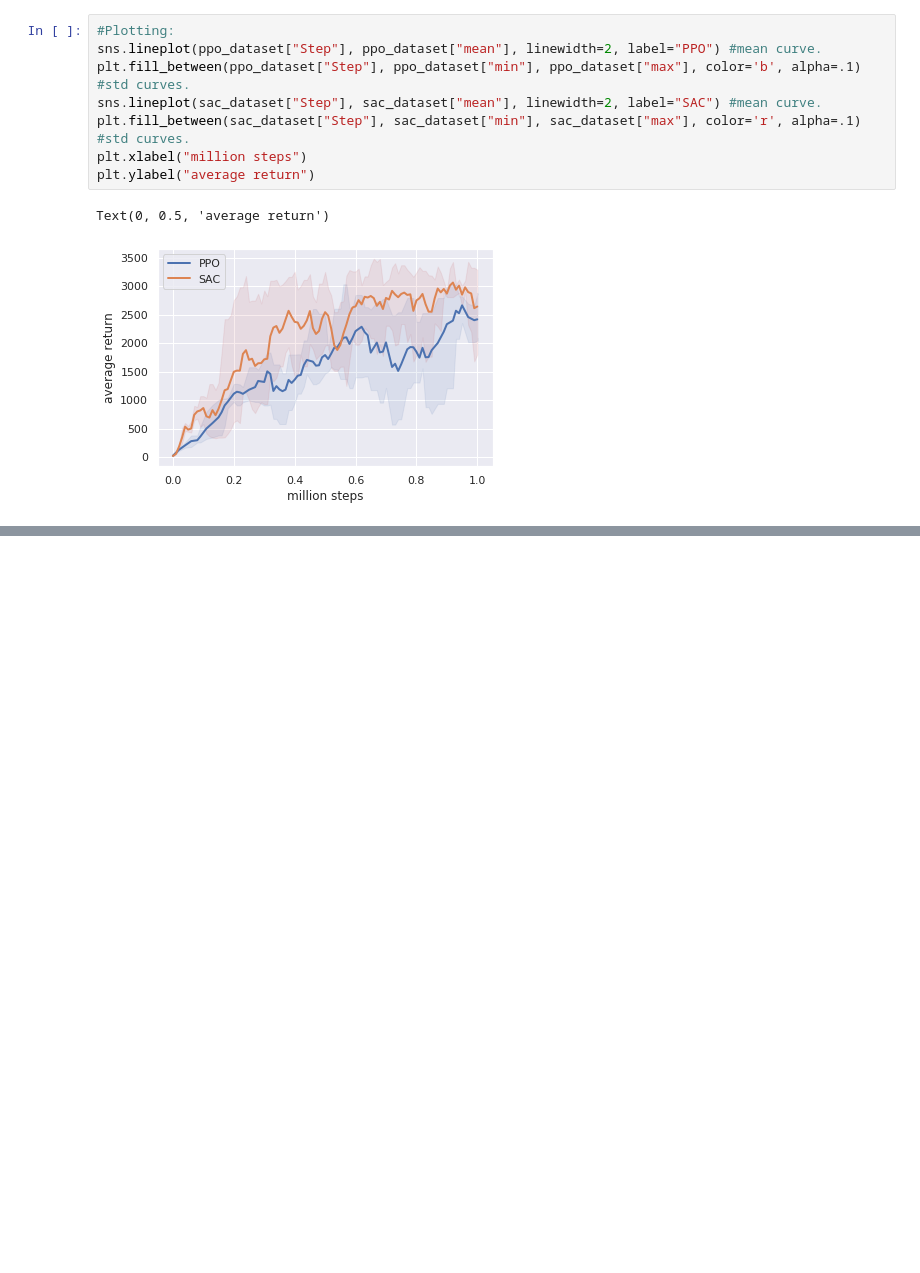
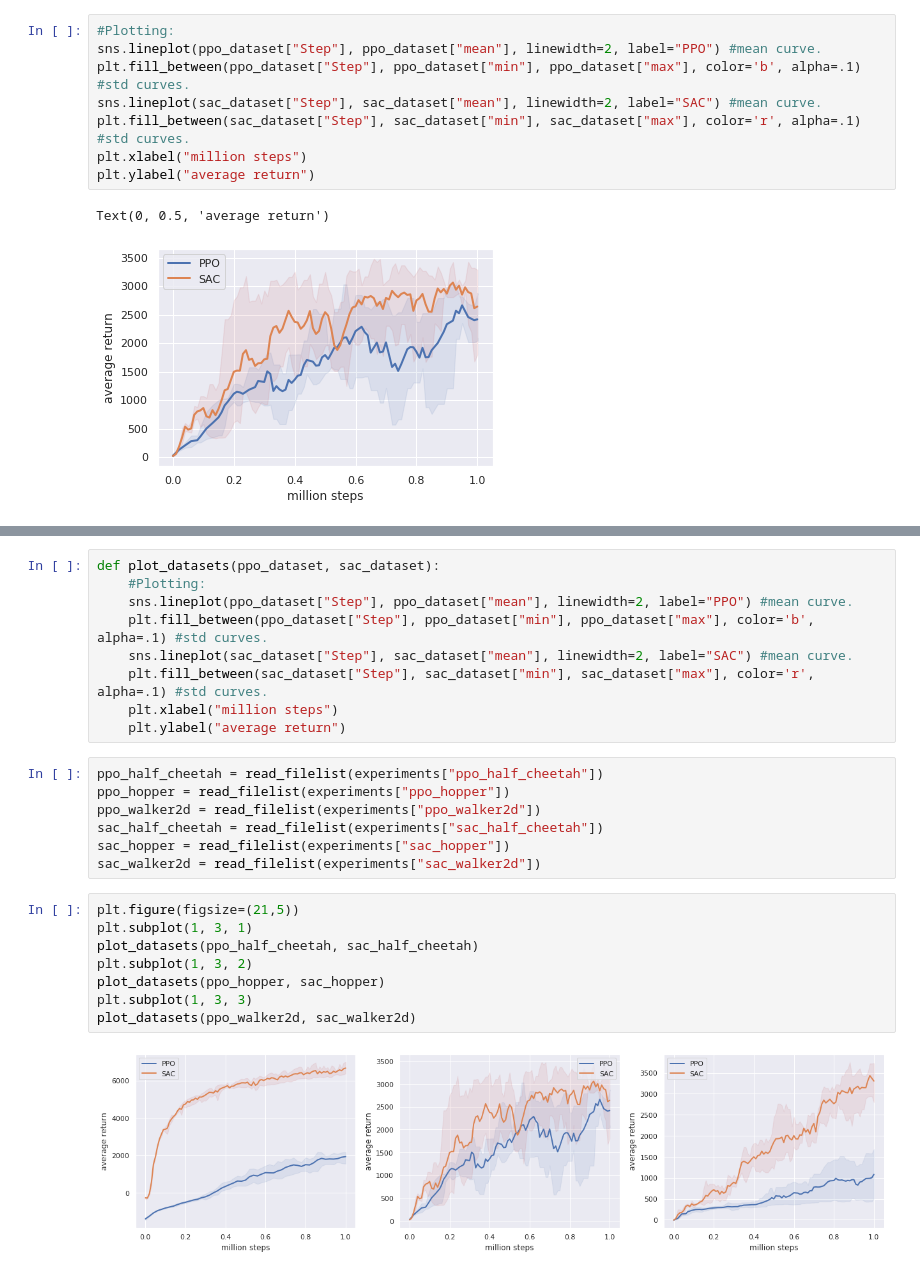
Before and after one commit to raznem/sac_ppo, a Jupyter notebook: notebooks/Plots.ipynb, the cells around one changed output, grey strips where cells are left out. Drawn from its saved outputs; the diff is of its cells as text; blank space fills up the shorter version.

Commit message:
subplots

```diff
--- a/notebooks/Plots.ipynb
+++ b/notebooks/Plots.ipynb
@@ -79,0 +101,26 @@ Text(0, 0.5, 'average return')
+# %%
+def plot_datasets(ppo_dataset, sac_dataset):
+    #Plotting:
+    sns.lineplot(ppo_dataset["Step"], ppo_dataset["mean"], linewidth=2, label="PPO") #mean curve.
+    plt.fill_between(ppo_dataset["Step"], ppo_dataset["min"], ppo_dataset["max"], color='b', alpha=.1) #std curves.
+    sns.lineplot(sac_dataset["Step"], sac_dataset["mean"], linewidth=2, label="SAC") #mean curve.
+    plt.fill_between(sac_dataset["Step"], sac_dataset["min"], sac_dataset["max"], color='r', alpha=.1) #std curves.
+    plt.xlabel("million steps")
+    plt.ylabel("average return")
+# %%
+ppo_half_cheetah = read_filelist(experiments["ppo_half_cheetah"])
+ppo_hopper = read_filelist(experiments["ppo_hopper"])
+ppo_walker2d = read_filelist(experiments["ppo_walker2d"])
+sac_half_cheetah = read_filelist(experiments["sac_half_cheetah"])
+sac_hopper = read_filelist(experiments["sac_hopper"])
+sac_walker2d = read_filelist(experiments["sac_walker2d"])
+# %%
+plt.figure(figsize=(21,5))
+plt.subplot(1, 3, 1)
+plot_datasets(ppo_half_cheetah, sac_half_cheetah)
+plt.subplot(1, 3, 2)
+plot_datasets(ppo_hopper, sac_hopper)
+plt.subplot(1, 3, 3)
+plot_datasets(ppo_walker2d, sac_walker2d)
+# %% [output]
+[figure, added]
```
Also changed, not shown: parts of 4 cells of this notebook.
